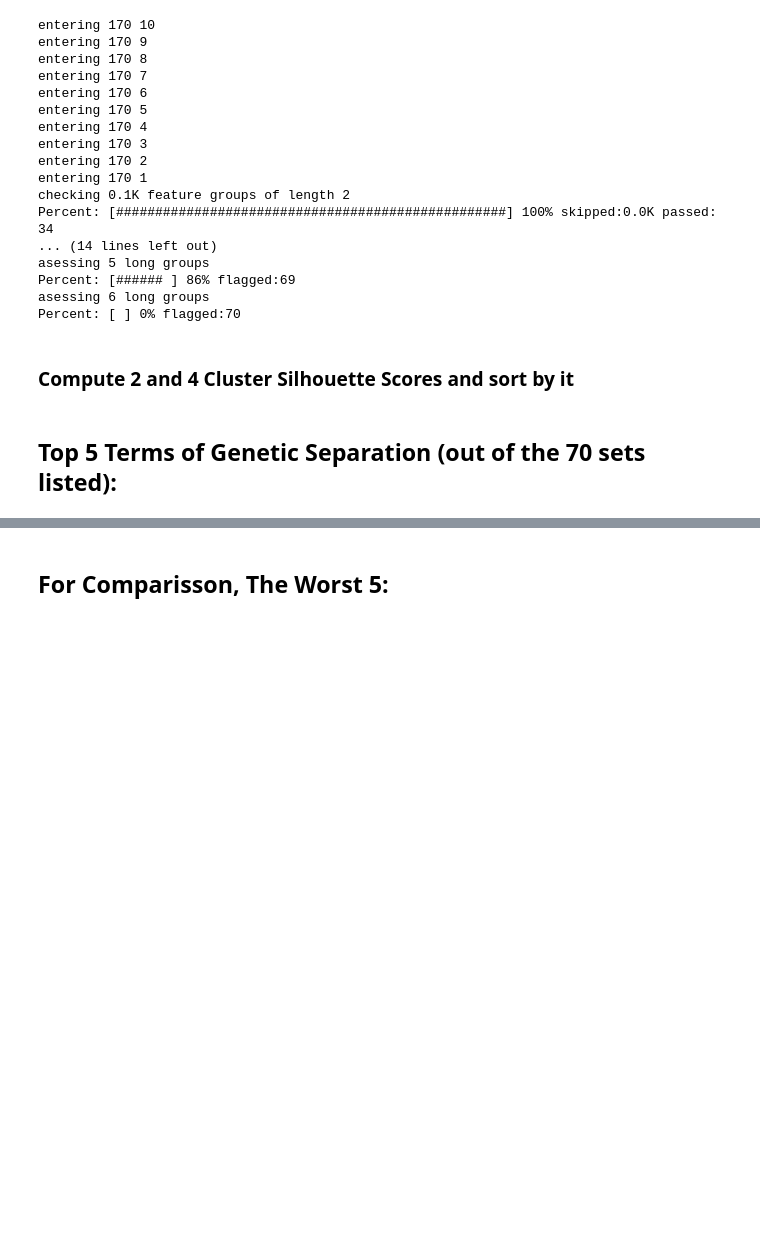
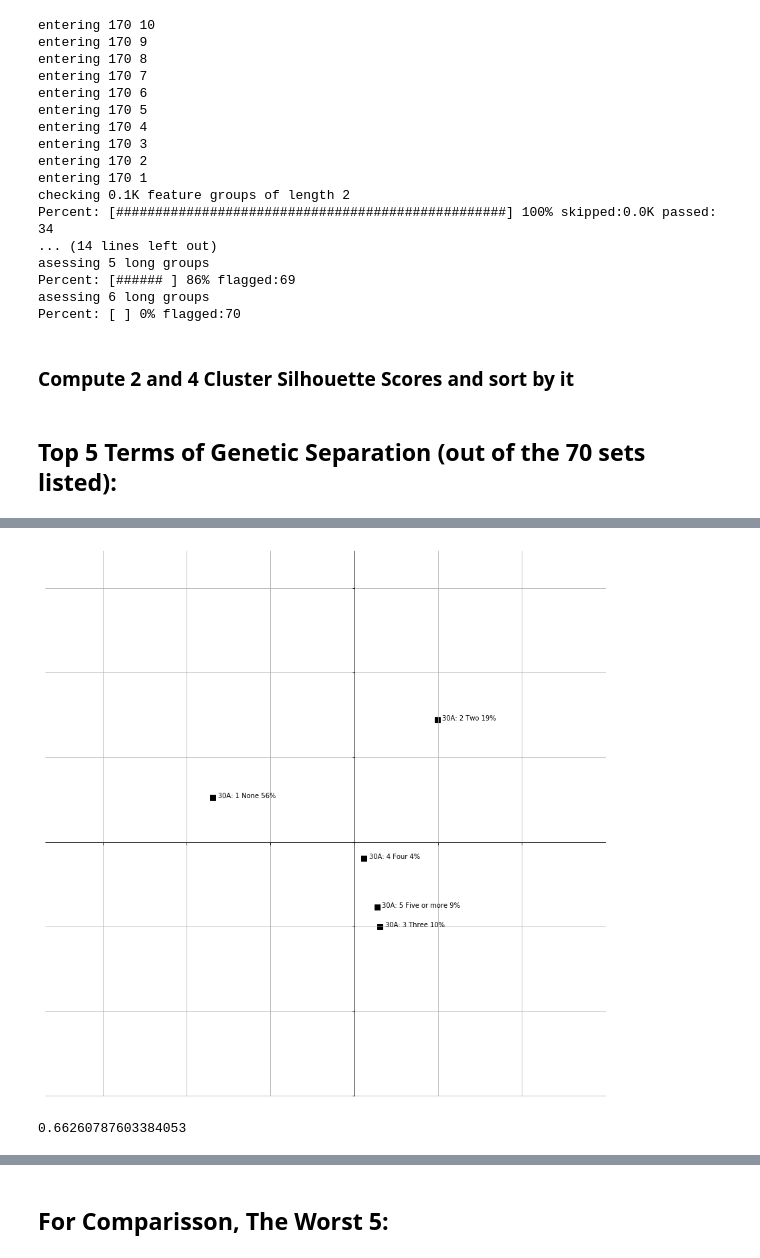
Before and after one commit to ilay32/wals-project, a Jupyter notebook: case-gender.ipynb, the cells around one changed output, grey strips where cells are left out. Drawn from its saved outputs; the diff is of its cells as text; code cells hidden in the pictures; blank space fills up the shorter version.

```diff
--- a/case-gender.ipynb
+++ b/case-gender.ipynb
@@ -87,0 +194,8 @@ genetic-4: 0.25 (8 PCs)
+# %%
+test.plot_vars()
+# %% [output]
+[figure, added]
+# %%
+test.gen_separation(2)
+# %% [output]
+0.66260787603384053
```
Also changed, not shown: parts of 6 cells of this notebook.
